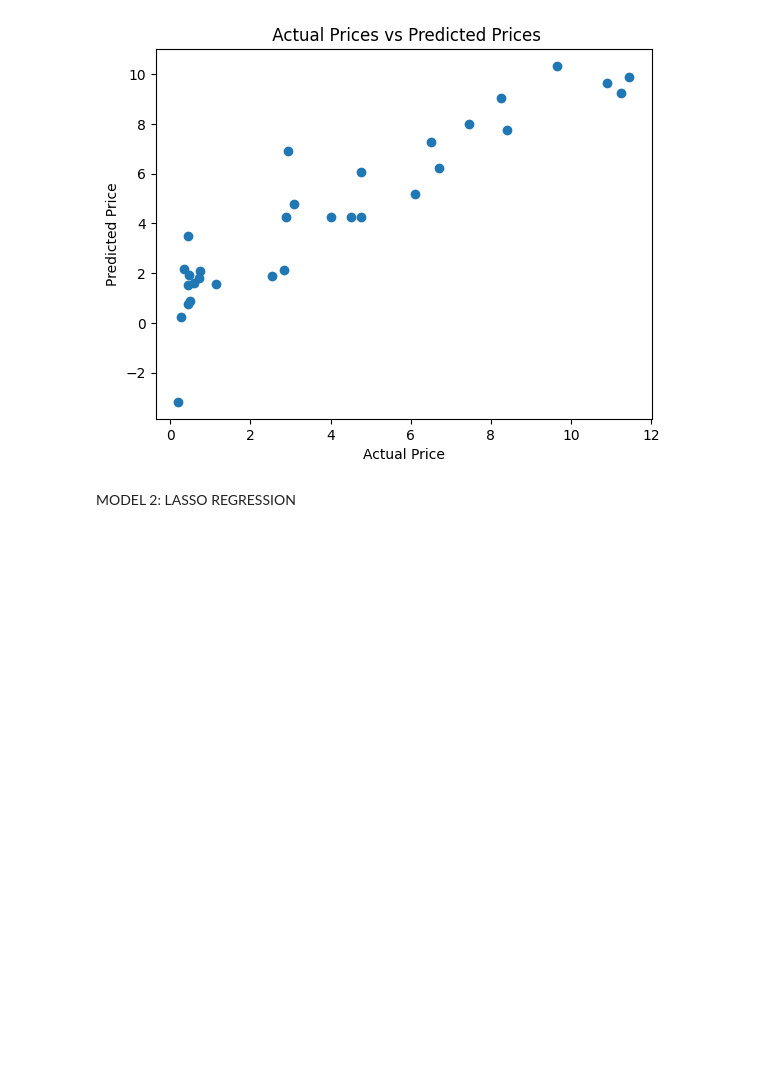
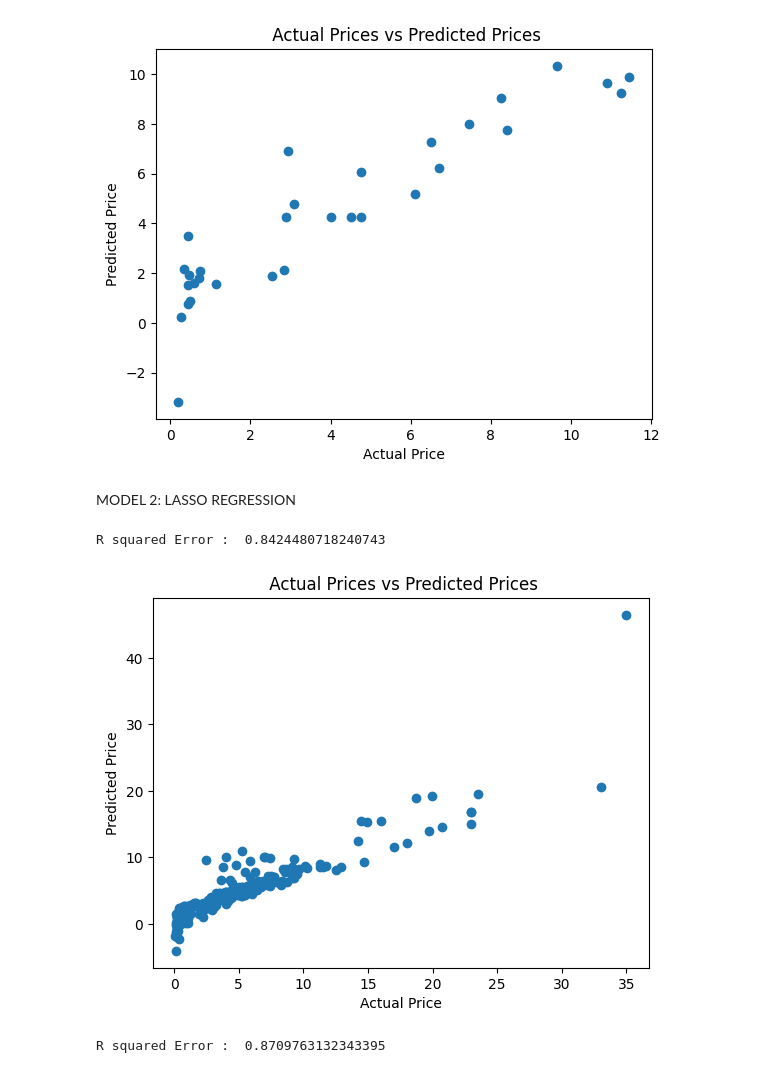
Before and after one commit to aalhadramteke/CodeAlpha_Car-Price-Prediction, a Jupyter notebook: main.ipynb, the cells around one changed output. Saved outputs shown, nothing was run; the diff lists cells and outputs as text; code cells hidden in the pictures; blank space fills up the shorter version.

Commit message:
Model2:LassoRegg

```diff
--- a/main.ipynb
+++ b/main.ipynb
@@ -322,3 +321,25 @@ plt.show()
 [figure]
 # %% [markdown]
 MODEL 2: LASSO REGRESSION
+# %%
+lass_reg_model = Lasso()
+lass_reg_model.fit(X_train,Y_train)
+training_data_prediction = lass_reg_model.predict(X_train)
+error_score = metrics.r2_score(Y_train, training_data_prediction)
+print("R squared Error : ", error_score)
+# %% [output]
+R squared Error :  0.8424480718240743
+# %%
+plt.scatter(Y_train, training_data_prediction)
+plt.xlabel("Actual Price")
+plt.ylabel("Predicted Price")
+plt.title(" Actual Prices vs Predicted Prices")
+plt.show()
+# %% [output]
+[figure, added]
+# %%
+test_data_prediction = lass_reg_model.predict(X_test)
+error_score = metrics.r2_score(Y_test, test_data_prediction)
+print("R squared Error : ", error_score)
+# %% [output]
+R squared Error :  0.8709763132343395
```
Also changed, not shown: parts of 2 cells of this notebook.
